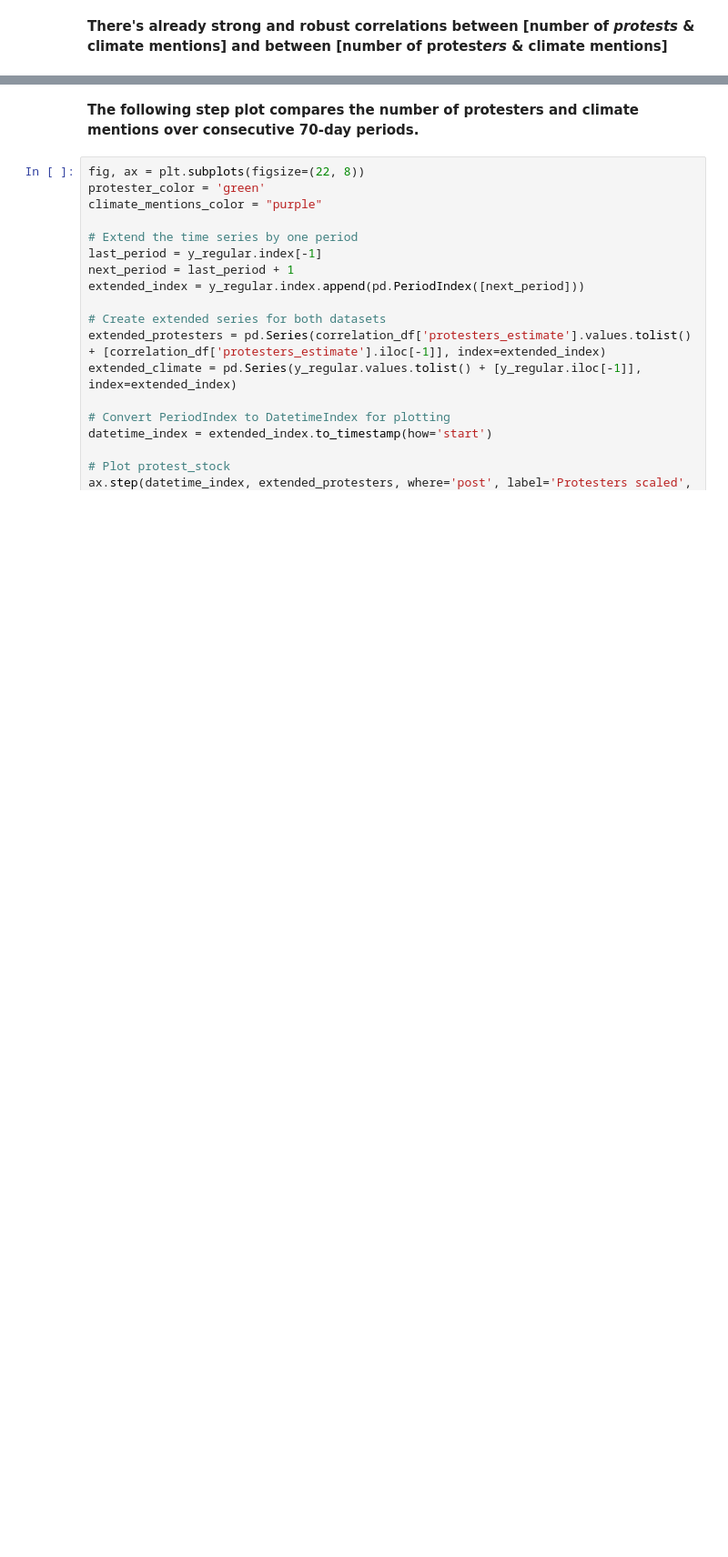
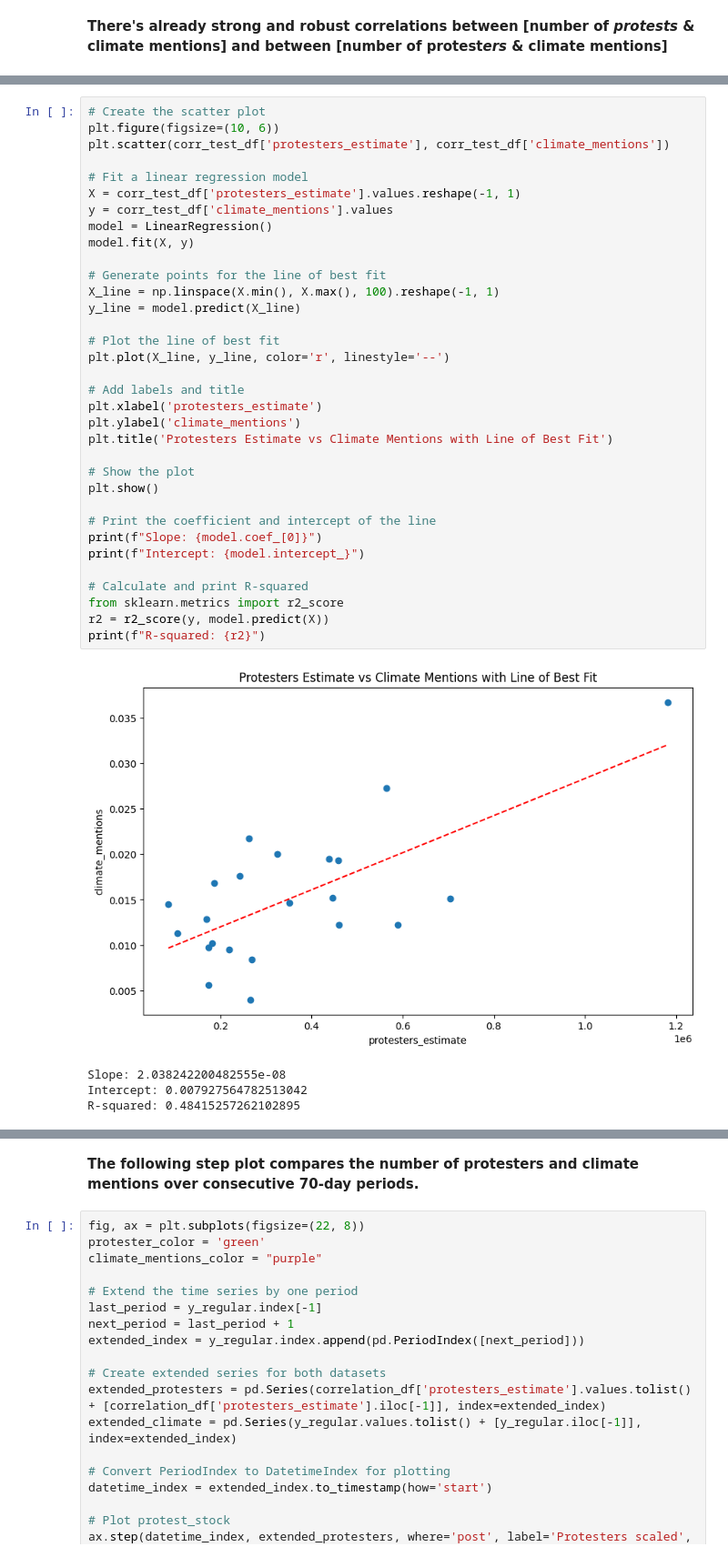
Before and after one commit to Arepo/climate_protest_modelling, a Jupyter notebook: Climate protest modelling.ipynb, the cells around one changed output, grey strips where cells are left out. Shown at 91% size. Saved outputs shown, nothing was run; the diff lists cells and outputs as text; blank space fills up the shorter version.

```diff
--- a/Climate protest modelling.ipynb
+++ b/Climate protest modelling.ipynb
@@ -335,2 +364,41 @@ correlation_df = ProtestSizeImputer().transform(regularised_protests_df)
+# %%
+# Create the scatter plot
+plt.figure(figsize=(10, 6))
+plt.scatter(corr_test_df['protesters_estimate'], corr_test_df['climate_mentions'])
+
+# Fit a linear regression model
+X = corr_test_df['protesters_estimate'].values.reshape(-1, 1)
+y = corr_test_df['climate_mentions'].values
+model = LinearRegression()
+model.fit(X, y)
+
+# Generate points for the line of best fit
+X_line = np.linspace(X.min(), X.max(), 100).reshape(-1, 1)
+y_line = model.predict(X_line)
+
+# Plot the line of best fit
+plt.plot(X_line, y_line, color='r', linestyle='--')
+
+# Add labels and title
+plt.xlabel('protesters_estimate')
+plt.ylabel('climate_mentions')
+plt.title('Protesters Estimate vs Climate Mentions with Line of Best Fit')
+
+# Show the plot
+plt.show()
+
+# Print the coefficient and intercept of the line
+print(f"Slope: {model.coef_[0]}")
+print(f"Intercept: {model.intercept_}")
+
+# Calculate and print R-squared
+from sklearn.metrics import r2_score
+r2 = r2_score(y, model.predict(X))
+print(f"R-squared: {r2}")
+# %% [output]
+[figure, added]
+Slope: 2.038242200482555e-08
+Intercept: 0.007927564782513042
+R-squared: 0.48415257262102895
 # %%
 correlation_df['climate_mentions'] = y_regular
```
Also changed, not shown: parts of 16 cells of this notebook, 1 other file.
